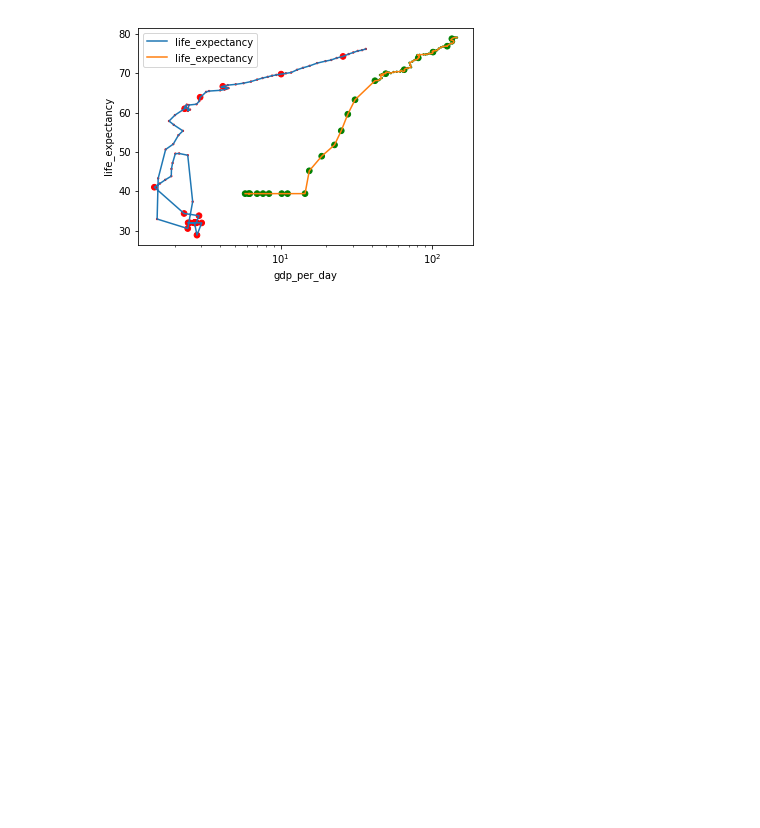
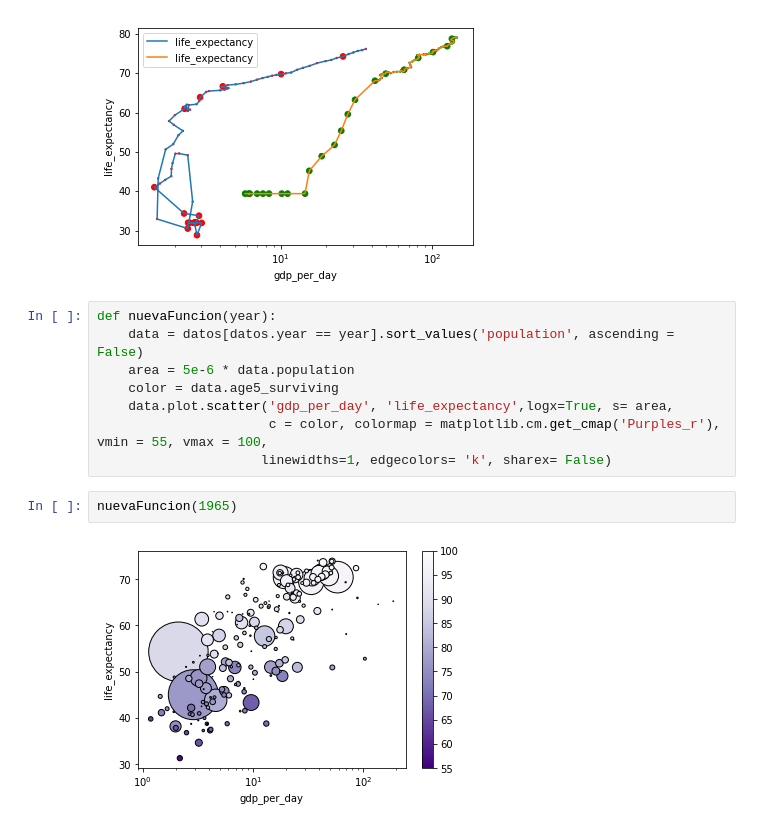
Before and after one commit to juanspinelli/main, a Jupyter notebook: Curso Pandas/EDA Gapminder.ipynb, the cells around one changed output. Drawn from its saved outputs; the diff is of its cells as text; blank space fills up the shorter version.

```diff
--- a/Curso Pandas/EDA Gapminder.ipynb
+++ b/Curso Pandas/EDA Gapminder.ipynb
@@ -166,3 +166,15 @@ dataDos[dataDos.country == 'United States'].plot.line(x = "gdp_per_day", y = "li
 # %% [output]
 <matplotlib.axes._subplots.AxesSubplot at 0x...>
 [figure]
+# %%
+def nuevaFuncion(year):
+    data = datos[datos.year == year].sort_values('population', ascending = False)
+    area = 5e-6 * data.population
+    color = data.age5_surviving
+    data.plot.scatter('gdp_per_day', 'life_expectancy',logx=True, s= area,
+                      c = color, colormap = matplotlib.cm.get_cmap('Purples_r'), vmin = 55, vmax = 100,
+                     linewidths=1, edgecolors= 'k', sharex= False)
+# %%
+nuevaFuncion(1965)
+# %% [output]
+[figure, added]
```
Also changed, not shown: parts of 14 cells of this notebook, 3 other files.
